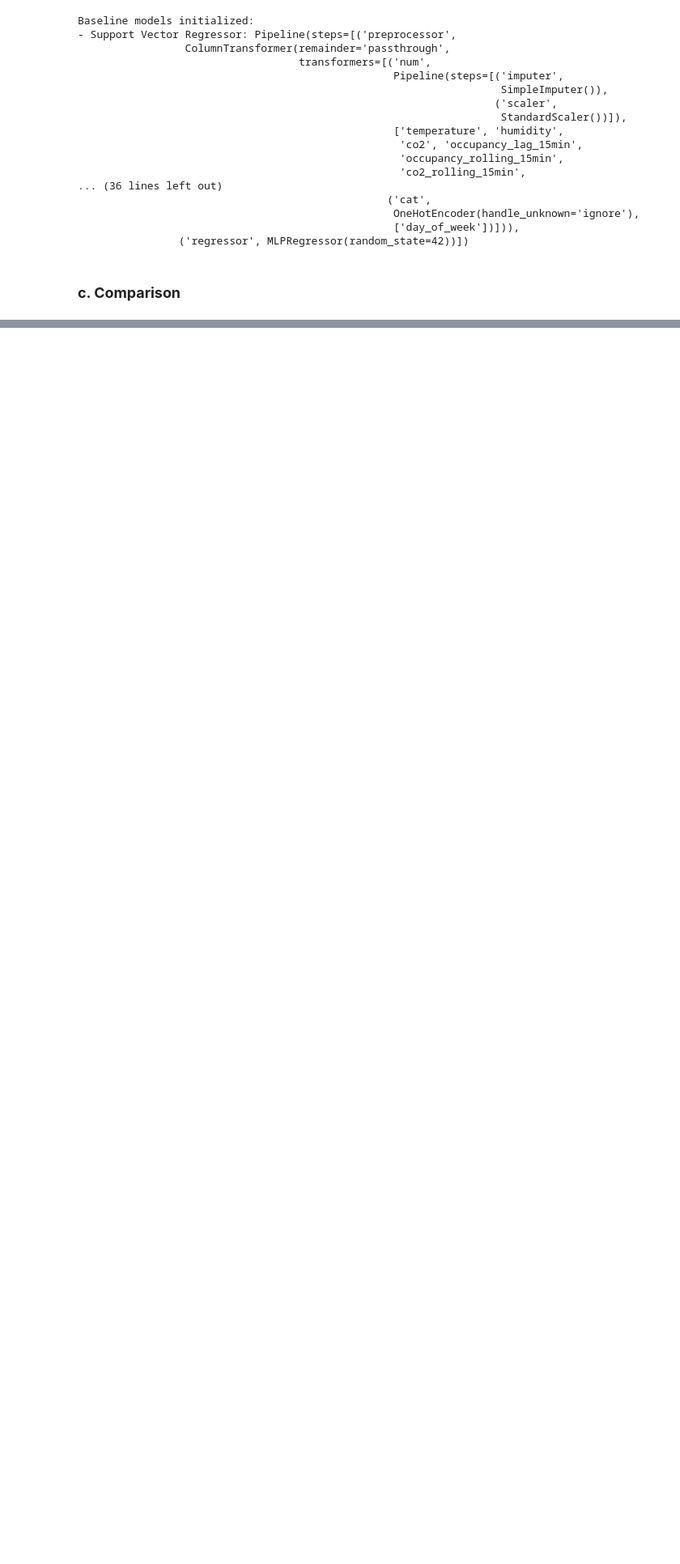
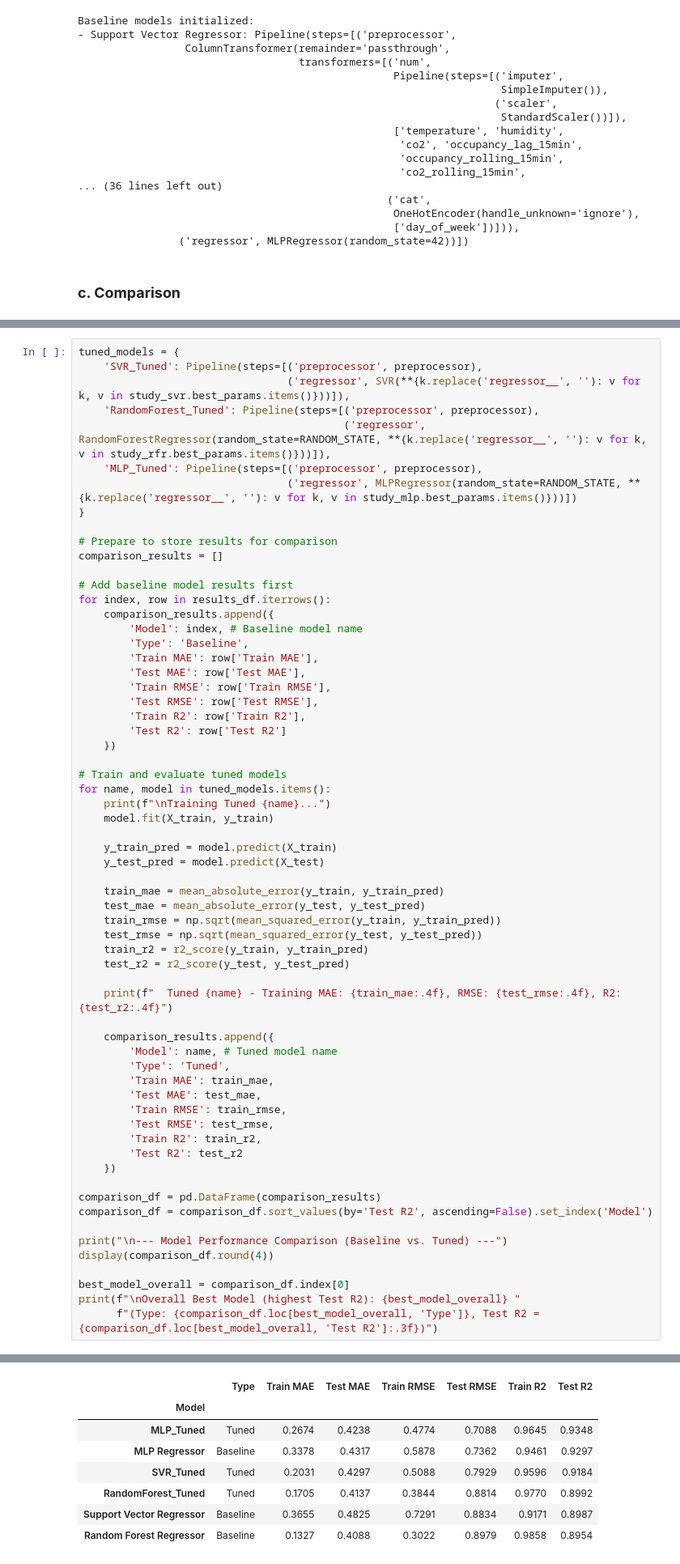
Before and after one commit to MIL-Project2/DR-DT, a Jupyter notebook: Occupancy_Prediction_Ver1_1.ipynb, the cells around one changed output, grey strips where cells are left out. Shown at 81% size. Drawn from its saved outputs; the diff is of its cells as text; blank space fills up the shorter version.

```diff
--- a/Occupancy_Prediction_Ver1_1.ipynb
+++ b/Occupancy_Prediction_Ver1_1.ipynb
@@ -573,0 +751,64 @@ The objective function for each trial is the **mean 5-fold cross-validation R²*
+# %%
+tuned_models = {
+    'SVR_Tuned': Pipeline(steps=[('preprocessor', preprocessor),
+                                 ('regressor', SVR(**{k.replace('regressor__', ''): v for k, v in study_svr.best_params.items()}))]),
+    'RandomForest_Tuned': Pipeline(steps=[('preprocessor', preprocessor),
+                                          ('regressor', RandomForestRegressor(random_state=RANDOM_STATE, **{k.replace('regressor__', ''): v for k, v in study_rfr.best_params.items()}))]),
+    'MLP_Tuned': Pipeline(steps=[('preprocessor', preprocessor),
+                                 ('regressor', MLPRegressor(random_state=RANDOM_STATE, **{k.replace('regressor__', ''): v for k, v in study_mlp.best_params.items()}))])
+}
+
+# Prepare to store results for comparison
+comparison_results = []
+
+# Add baseline model results first
+for index, row in results_df.iterrows():
+    comparison_results.append({
+        'Model': index, # Baseline model name
+        'Type': 'Baseline',
+        'Train MAE': row['Train MAE'],
+        'Test MAE': row['Test MAE'],
+        'Train RMSE': row['Train RMSE'],
+        'Test RMSE': row['Test RMSE'],
+        'Train R2': row['Train R2'],
+        'Test R2': row['Test R2']
+    })
+
+# Train and evaluate tuned models
+for name, model in tuned_models.items():
+    print(f"\nTraining Tuned {name}...")
+    model.fit(X_train, y_train)
+
+    y_train_pred = model.predict(X_train)
+    y_test_pred = model.predict(X_test)
+
+    train_mae = mean_absolute_error(y_train, y_train_pred)
+    test_mae = mean_absolute_error(y_test, y_test_pred)
+    train_rmse = np.sqrt(mean_squared_error(y_train, y_train_pred))
+    test_rmse = np.sqrt(mean_squared_error(y_test, y_test_pred))
+    train_r2 = r2_score(y_train, y_train_pred)
+    test_r2 = r2_score(y_test, y_test_pred)
+
+    print(f"  Tuned {name} - Training MAE: {train_mae:.4f}, RMSE: {test_rmse:.4f}, R2: {test_r2:.4f}")
+
+    comparison_results.append({
+        'Model': name, # Tuned model name
+        'Type': 'Tuned',
+        'Train MAE': train_mae,
+        'Test MAE': test_mae,
+        'Train RMSE': train_rmse,
+        'Test RMSE': test_rmse,
+        'Train R2': train_r2,
+        'Test R2': test_r2
+    })
+
+comparison_df = pd.DataFrame(comparison_results)
+comparison_df = comparison_df.sort_values(by='Test R2', ascending=False).set_index('Model')
+
+print("\n--- Model Performance Comparison (Baseline vs. Tuned) ---")
+display(comparison_df.round(4))
+
+best_model_overall = comparison_df.index[0]
+print(f"\nOverall Best Model (highest Test R2): {best_model_overall} "
+      f"(Type: {comparison_df.loc[best_model_overall, 'Type']}, Test R2 = {comparison_df.loc[best_model_overall, 'Test R2']:.3f})")
+# %% [output]
@@ -573,0 +825,8 @@ The objective function for each trial is the **mean 5-fold cross-validation R²*
+|  | Type | Train MAE | Test MAE | Train RMSE | Test RMSE | Train R2 | Test R2 |
+| Model |  |  |  |  |  |  |  |
+| MLP_Tuned | Tuned | 0.2674 | 0.4238 | 0.4774 | 0.7088 | 0.9645 | 0.9348 |
+| MLP Regressor | Baseline | 0.3378 | 0.4317 | 0.5878 | 0.7362 | 0.9461 | 0.9297 |
+| SVR_Tuned | Tuned | 0.2031 | 0.4297 | 0.5088 | 0.7929 | 0.9596 | 0.9184 |
+| RandomForest_Tuned | Tuned | 0.1705 | 0.4137 | 0.3844 | 0.8814 | 0.9770 | 0.8992 |
+| Support Vector Regressor | Baseline | 0.3655 | 0.4825 | 0.7291 | 0.8834 | 0.9171 | 0.8987 |
+| Random Forest Regressor | Baseline | 0.1327 | 0.4088 | 0.3022 | 0.8979 | 0.9858 | 0.8954 |
```
Also changed, not shown: parts of 19 cells of this notebook.
